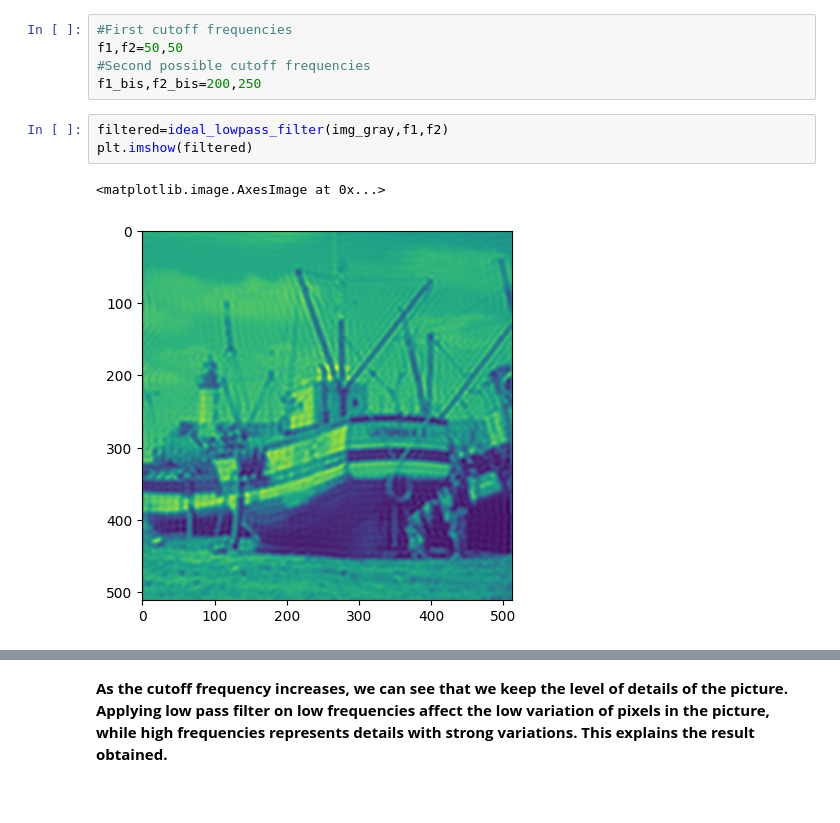
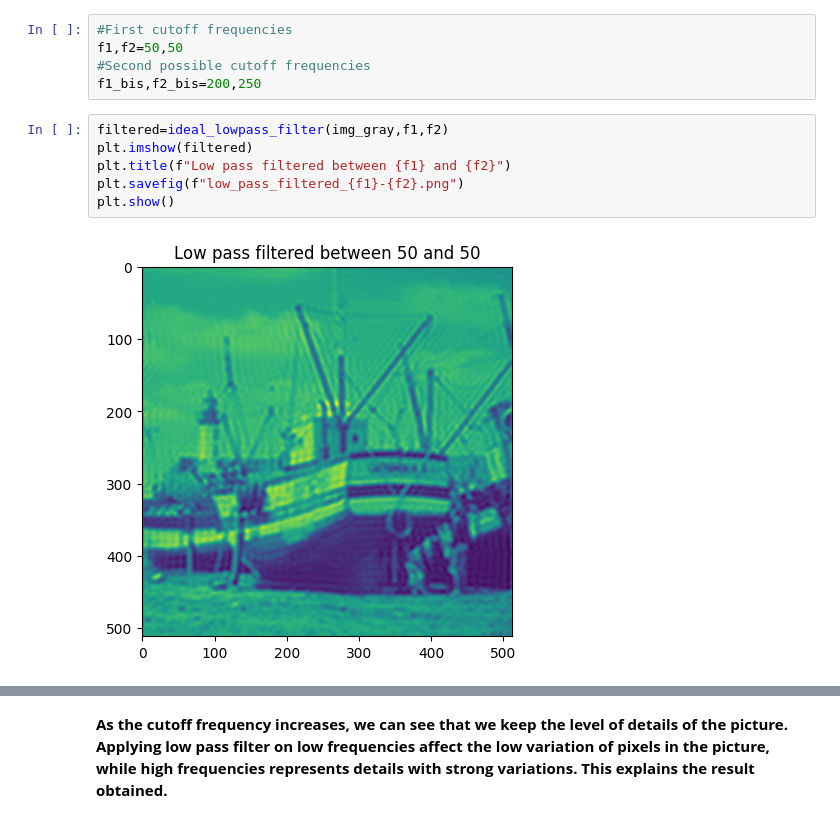
Before and after one commit to marcaIL/python_sdia, a Jupyter notebook: Labs/Lab3/lab3.ipynb, the cells around one changed output, grey strips where cells are left out. Cells and saved outputs as stored; diff of their text form.

```diff
--- a/Labs/Lab3/lab3.ipynb
+++ b/Labs/Lab3/lab3.ipynb
@@ -305,6 +321,8 @@ f1_bis,f2_bis=200,250
 # %%
 filtered=ideal_lowpass_filter(img_gray,f1,f2)
 plt.imshow(filtered)
+plt.title(f"Low pass filtered between {f1} and {f2}")
+plt.savefig(f"low_pass_filtered_{f1}-{f2}.png")
+plt.show()
 # %% [output]
-<matplotlib.image.AxesImage at 0x...>
-[figure, old version]
+[figure, new version]
```
Also changed, not shown: parts of 7 cells of this notebook, 10 other files.
